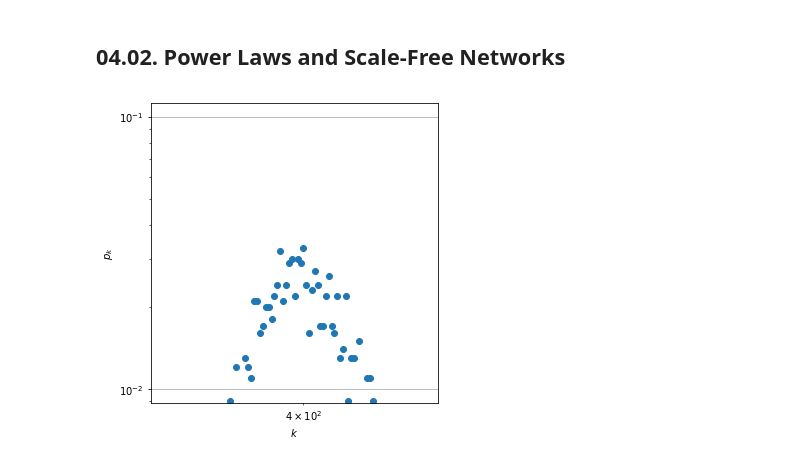
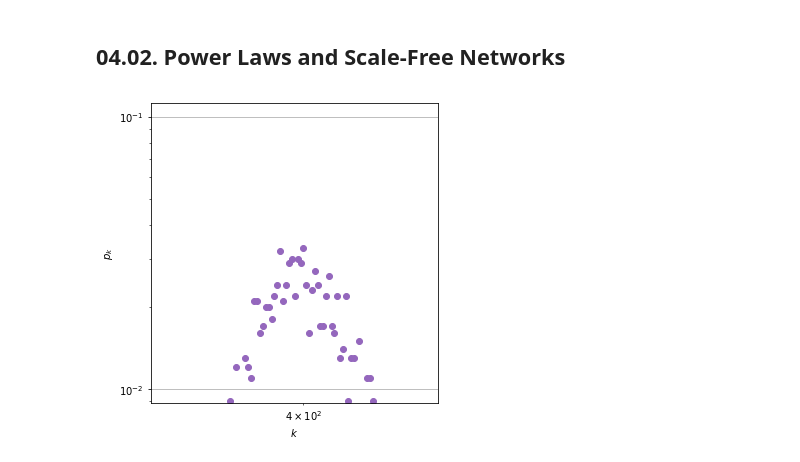
Before and after one commit to shumez/NetworkScience, a Jupyter notebook: NetworkScience/04/code.ipynb, the cells around one changed output. Cells and saved outputs as stored; diff of their text form; code cells hidden in the pictures.

```diff
--- a/NetworkScience/04/code.ipynb
+++ b/NetworkScience/04/code.ipynb
@@ -34,5 +34,14 @@ ipython\t\t{}
 networkx\t{}"""
     .format(dt.year, dt.month, dt.day, dt.hour, dt.minute, dt.second, np.__version__, scipy.__version__, pd.__version__, matplotlib.__version__, IPython.__version__, nx.__version__))
 
-color = ['#1f77b4', '#ff7f0e', '#2ca02c', '#d62728', '#9467bd', '#8c564b', '#e377c2', '#7f7f7f', '#bcbd22', '#17becf']
+c = {'b': '#1f77b4',
+     'o': '#ff7f0e',
+     'g': '#2ca02c',
+     'r': '#d62728',
+     'v': '#9467bd',
+     'br': '#8c564b',
+     'p': '#e377c2',
+     'gr': '#7f7f7f',
+     'y': '#bcbd22',
+     'c': '#17becf'}
 # %% [output]
@@ -51,25 +60,29 @@ networkx        2.2
 # %% [markdown]
 ## 04.02. Power Laws and Scale-Free Networks
 # %%
-N = 1000
-p = .4
+N, p = 1000, .4
 
-G = nx.gnp_random_graph(N, p, seed=123)
-p_k_arr = nx.degree_histogram(G)
-p_ks = [p/N for p in p_k_arr]
-ks = range(len(p_k_arr))
+# G = nx.gnp_random_graph(N, p, seed=123)
+# p_k_arr = nx.degree_histogram(G)
+# p_ks = [p/N for p in p_k_arr]
+# ks = range(len(p_k_arr))
 
 fig, ax = plt.subplots(figsize=(5, 5))
-ax.scatter(ks, p_ks)
-ax.set_xscale('log')
-ax.set_yscale('log')
-ax.set_xlabel(r'$k$')
-ax.set_ylabel(r'$p_k$')
+ax.scatter(ks, p_ks, c=c['v'])
+
+
+ax.set(xscale='log',
+       yscale='log',
+       xlabel=r'$k$',
+       ylabel=r'$p_k$',
+       xlim=(350, 450),
+#        ylim=(0, )
+       yticks=( 10**(np.linspace(-2, -1, 5)) )
+      )
 ax.grid(True)
-ax.set_xlim(350, 450)
-# ax.set_ylim(bottom=0)
+# ax.
 
 plt.tight_layout()
 plt.show()
 # %% [output]
-[figure, old version]
+[figure, new version]
```
Also changed, not shown: parts of 6 cells of this notebook.
